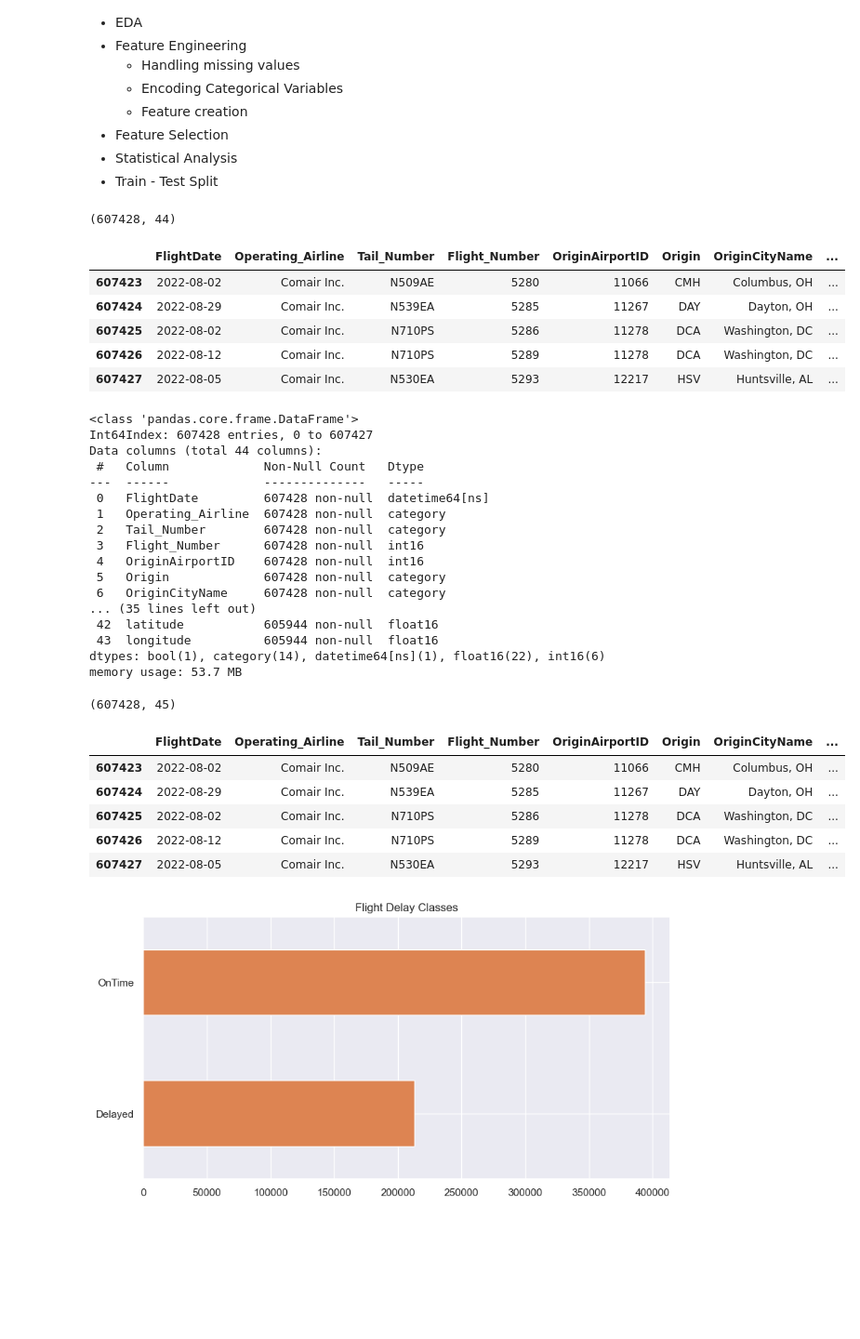
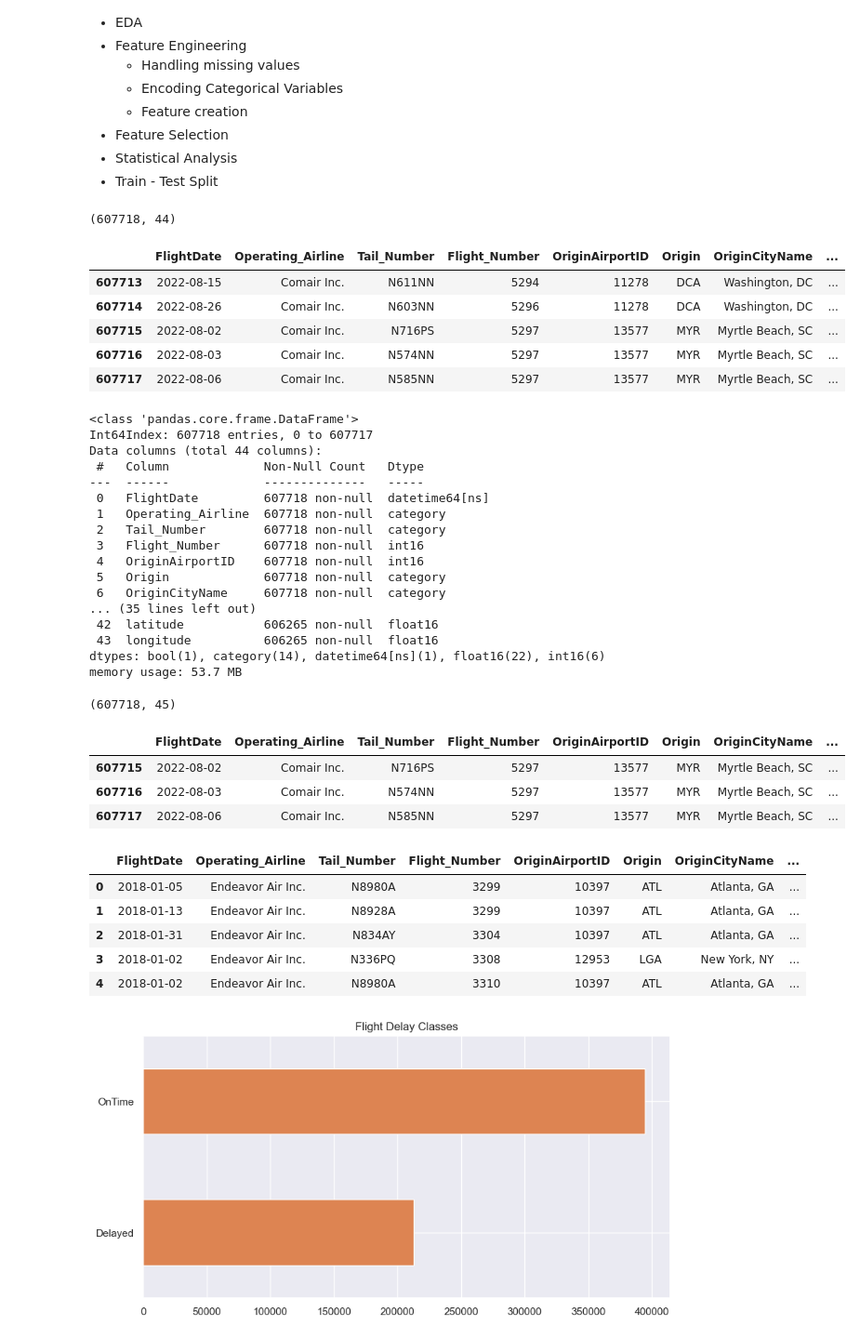
Before and after one commit to georgetown-analytics/team-3, a Jupyter notebook: flight_model/notebooks/ML/ml_flight_data_20182022.ipynb, the cells around one changed output. Shown at 93% size. Saved outputs shown, nothing was run; the diff lists cells and outputs as text; code cells hidden in the pictures; blank space fills up the shorter version.

```diff
--- a/flight_model/notebooks/ML/ml_flight_data_20182022.ipynb
+++ b/flight_model/notebooks/ML/ml_flight_data_20182022.ipynb
@@ -54,7 +54,7 @@ s= 1000000
 skip = sorted(random.sample(range(1,n),n-s))
 df_flights = pd.read_csv("../../data/eda/flights/all_flight_data_20182019_20212022/all_flight_data_20182022NC.zip",skiprows=skip, low_memory=False)
 # %%
-df_flights = df_flights[df_flights["Cancelled"] != 1]
+df_flights = df_flights[df_flights["Cancelled"] == 0]
 # %%
 df_flights = df_flights.rename(columns={"Operating_Airline ": "Operating_Airline", "Flight_Number_Operating_Airline": "Flight_Number"})
 # %%
@@ -103,14 +103,6 @@ def airline_mapping(df_flights):
 ##########Flight Status Categories####################
 ###############DepDelayGroups#########################
 # Departure Delay intervals until 180 mins
-# def DepDelay_Class(df_flights):
-#     df_flights["DepDelayClass"] = None
-#     df_flights.loc[df_flights["DepDelayMinutes"] <= 15, "DepDelayClass"] = "OnTime"
-#     df_flights.loc[(df_flights["DepDelayMinutes"] > 15) & (df_flights["DepDelayMinutes"] <= 45), "DepDelayClass"] = "Delay15_45"
-#     df_flights.loc[(df_flights["DepDelayMinutes"] > 45), "DepDelayClass"] = "Delay45_180"
-#     df_flights.loc[(df_flights["Cancelled"] > 0), "DepDelayClass"] = "Cancelled"
-#     return df_flights
-
 def DepDelay_Class(df_flights):
     df_flights["DepDelayClass"] = None
     df_flights.loc[df_flights["DepDelayMinutes"] <= 0.5, "DepDelayClass"] = "OnTime"
@@ -190,64 +182,63 @@ df_flights = tweak_df_flights(df_flights)
 print(df_flights.shape)
 df_flights.tail()
 # %% [output]
-(607428, 44)
+(607718, 44)
 |  | FlightDate | Operating_Airline | Tail_Number | Flight_Number | OriginAirportID | Origin | OriginCityName | ... |
-| 607423 | 2022-08-02 | Comair Inc. | N509AE | 5280 | 11066 | CMH | Columbus, OH | ... |
-| 607424 | 2022-08-29 | Comair Inc. | N539EA | 5285 | 11267 | DAY | Dayton, OH | ... |
-| 607425 | 2022-08-02 | Comair Inc. | N710PS | 5286 | 11278 | DCA | Washington, DC | ... |
-| 607426 | 2022-08-12 | Comair Inc. | N710PS | 5289 | 11278 | DCA | Washington, DC | ... |
-| 607427 | 2022-08-05 | Comair Inc. | N530EA | 5293 | 12217 | HSV | Huntsville, AL | ... |
+| 607713 | 2022-08-15 | Comair Inc. | N611NN | 5294 | 11278 | DCA | Washington, DC | ... |
+| 607714 | 2022-08-26 | Comair Inc. | N603NN | 5296 | 11278 | DCA | Washington, DC | ... |
+| 607715 | 2022-08-02 | Comair Inc. | N716PS | 5297 | 13577 | MYR | Myrtle Beach, SC | ... |
+| 607716 | 2022-08-03 | Comair Inc. | N574NN | 5297 | 13577 | MYR | Myrtle Beach, SC | ... |
+| 607717 | 2022-08-06 | Comair Inc. | N585NN | 5297 | 13577 | MYR | Myrtle Beach, SC | ... |
 # %%
 df_flights.info()
 # %% [output]
 <class 'pandas.core.frame.DataFrame'>
-Int64Index: 607428 entries, 0 to 607427
+Int64Index: 607718 entries, 0 to 607717
 Data columns (total 44 columns):
  #   Column             Non-Null Count   Dtype
 ---  ------             --------------   -----
- 0   FlightDate         607428 non-null  datetime64[ns]
- 1   Operating_Airline  607428 non-null  category
- 2   Tail_Number        607428 non-null  category
- 3   Flight_Number      607428 non-null  int16
- 4   OriginAirportID    607428 non-null  int16
- 5   Origin             607428 non-null  category
- 6   OriginCityName     607428 non-null  category
+ 0   FlightDate         607718 non-null  datetime64[ns]
+ 1   Operating_Airline  607718 non-null  category
+ 2   Tail_Number        607718 non-null  category
+ 3   Flight_Number      607718 non-null  int16
+ 4   OriginAirportID    607718 non-null  int16
+ 5   Origin             607718 non-null  category
+ 6   OriginCityName     607718 non-null  category
 ... (35 lines left out)
- 42  latitude           605944 non-null  float16
- 43  longitude          605944 non-null  float16
+ 42  latitude           606265 non-null  float16
+ 43  longitude          606265 non-null  float16
 dtypes: bool(1), category(14), datetime64[ns](1), float16(22), int16(6)
 memory usage: 53.7 MB
 # %%
 
 # Handling Ordinal Categorical Variables [Label Encoding]
 # assign the feature with ranks [Ordinal numbering encoding (Label Encoding)]
 # engineer categorical variable by ordinal number replacement
-# DepDelayClass_mapping = {
-#     'OnTime': '1',
-#     'Delay15_45': '2',
-#     'Delay45_180': '3',
-#     'Cancelled': '4',
-#     }
 DepDelayClass_mapping = {
     'OnTime': '0',
     'Delayed': '1'
     }
 
 df_flights["DepDelayClass_ordinal"] = df_flights.DepDelayClass.map(DepDelayClass_mapping)
 
 
 print(df_flights.shape)
-df_flights.tail()
+df_flights.tail(3)
 # %% [output]
-(607428, 45)
+(607718, 45)
 |  | FlightDate | Operating_Airline | Tail_Number | Flight_Number | OriginAirportID | Origin | OriginCityName | ... |
-| 607423 | 2022-08-02 | Comair Inc. | N509AE | 5280 | 11066 | CMH | Columbus, OH | ... |
-| 607424 | 2022-08-29 | Comair Inc. | N539EA | 5285 | 11267 | DAY | Dayton, OH | ... |
-| 607425 | 2022-08-02 | Comair Inc. | N710PS | 5286 | 11278 | DCA | Washington, DC | ... |
-| 607426 | 2022-08-12 | Comair Inc. | N710PS | 5289 | 11278 | DCA | Washington, DC | ... |
-| 607427 | 2022-08-05 | Comair Inc. | N530EA | 5293 | 12217 | HSV | Huntsville, AL | ... |
+| 607715 | 2022-08-02 | Comair Inc. | N716PS | 5297 | 13577 | MYR | Myrtle Beach, SC | ... |
+| 607716 | 2022-08-03 | Comair Inc. | N574NN | 5297 | 13577 | MYR | Myrtle Beach, SC | ... |
+| 607717 | 2022-08-06 | Comair Inc. | N585NN | 5297 | 13577 | MYR | Myrtle Beach, SC | ... |
 # %%
-#df_flights.loc[df_flights['Cancelled'] == 0].head()
+df_flights.loc[df_flights['Cancelled'] == 0].head()
+# %% [output]
+|  | FlightDate | Operating_Airline | Tail_Number | Flight_Number | OriginAirportID | Origin | OriginCityName | ... |
+| 0 | 2018-01-05 | Endeavor Air Inc. | N8980A | 3299 | 10397 | ATL | Atlanta, GA | ... |
+| 1 | 2018-01-13 | Endeavor Air Inc. | N8928A | 3299 | 10397 | ATL | Atlanta, GA | ... |
+| 2 | 2018-01-31 | Endeavor Air Inc. | N834AY | 3304 | 10397 | ATL | Atlanta, GA | ... |
+| 3 | 2018-01-02 | Endeavor Air Inc. | N336PQ | 3308 | 12953 | LGA | New York, NY | ... |
+| 4 | 2018-01-02 | Endeavor Air Inc. | N8980A | 3310 | 10397 | ATL | Atlanta, GA | ... |
 # %%
 (df_flights
  .DepDelayClass
```
Also changed, not shown: parts of 24 cells of this notebook.
